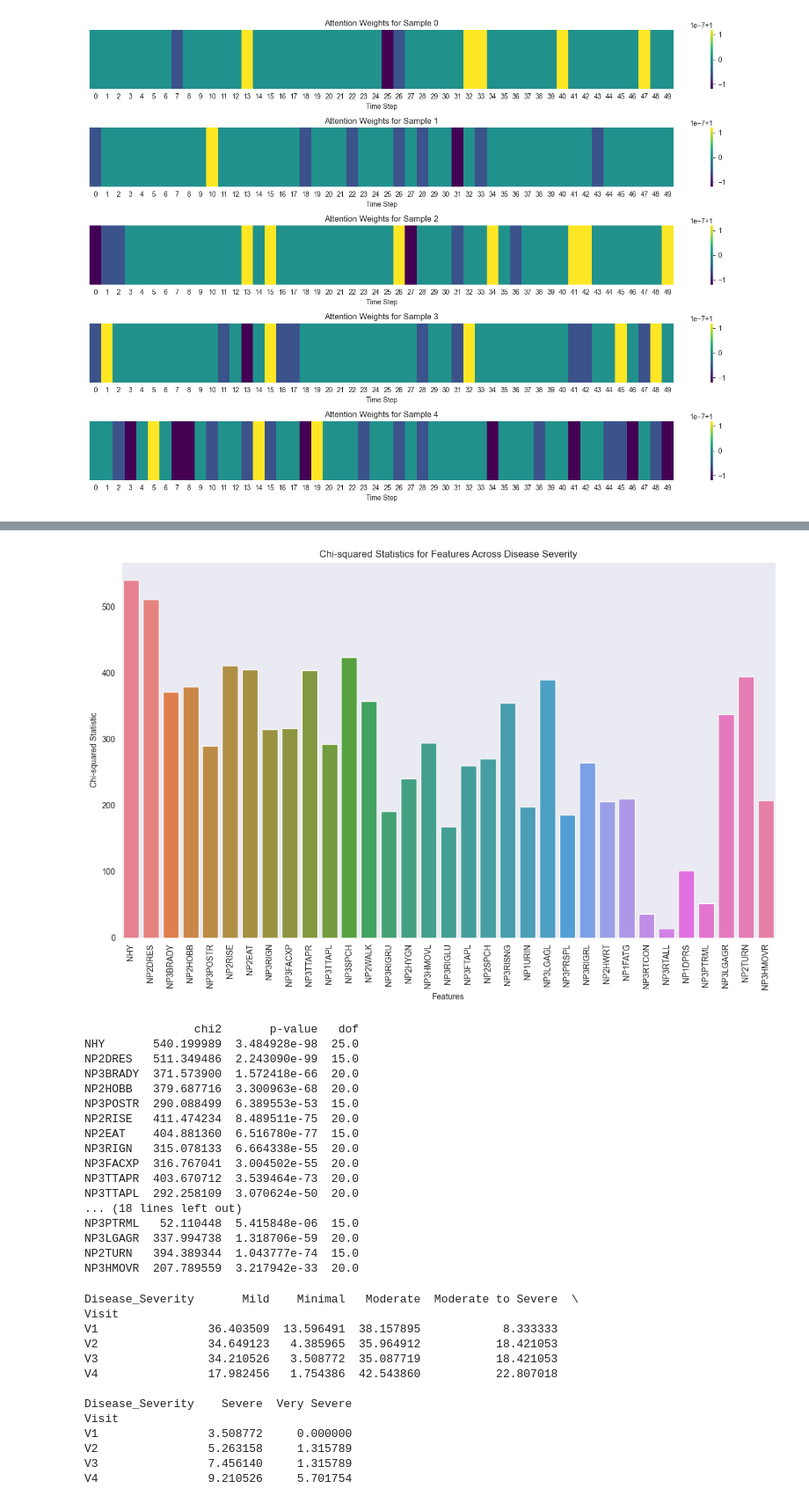
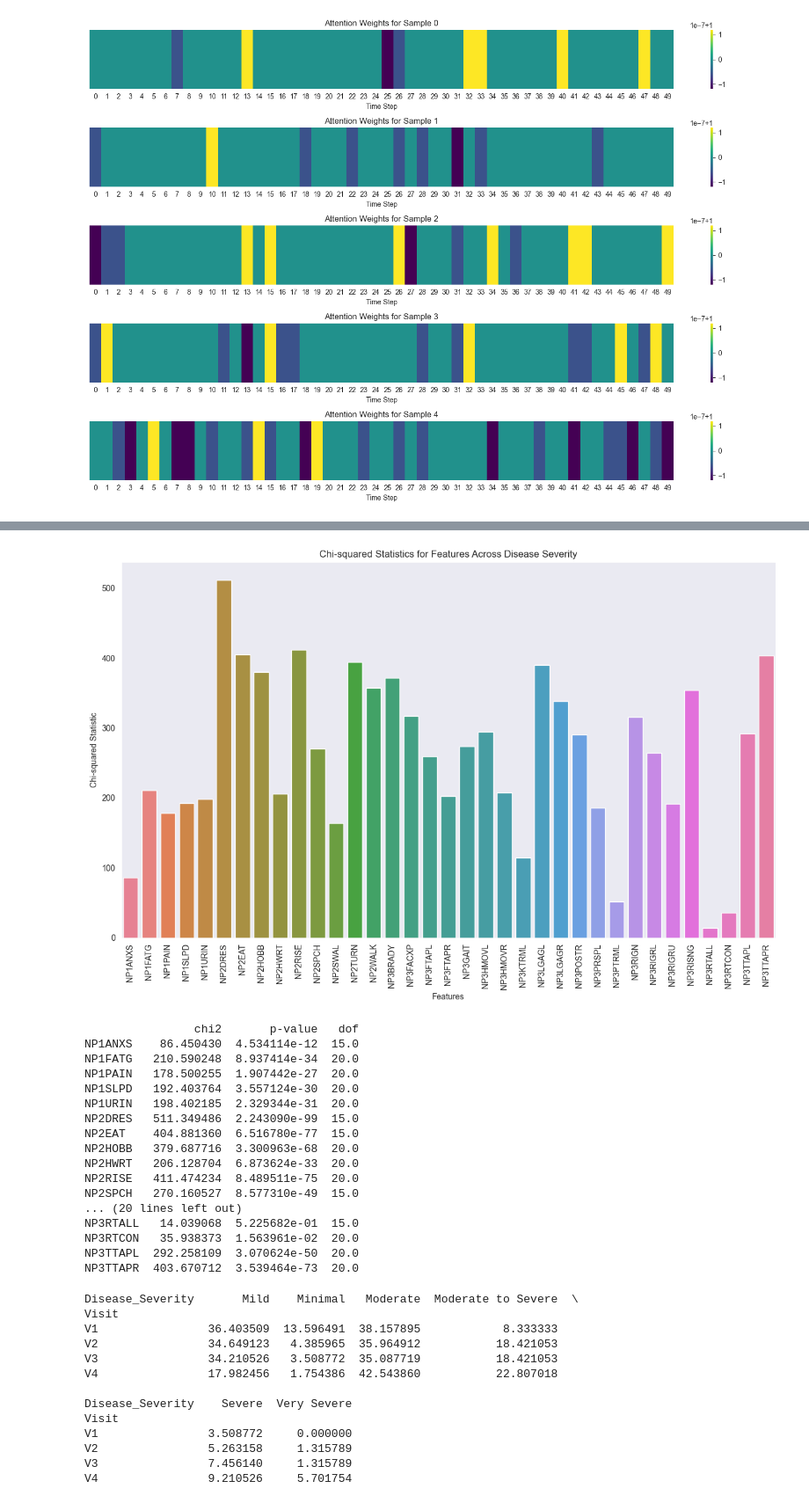
Before and after one commit to iammahbubalam/PPMI_Research_on_Parkinsons, a Jupyter notebook: src/mahbub/final.ipynb, the cells around one changed output, grey strips where cells are left out. Shown: that part at 88% size. Drawn from its saved outputs; the diff is of its cells as text; code cells hidden in the pictures.

```diff
--- a/src/mahbub/final.ipynb
+++ b/src/mahbub/final.ipynb
@@ -347,11 +374,11 @@ data = pd.read_csv("B:/Projects/PycharmProjects/PPMI_Research_on_Parkinson's/src
 
 # Unique set of features
 features_to_test = [
-    'NHY', 'NP2DRES', 'NP3BRADY', 'NP2HOBB', 'NP3POSTR', 'NP2RISE', 'NP2EAT',
-    'NP3RIGN', 'NP3FACXP', 'NP3TTAPR', 'NP3TTAPL', 'NP3SPCH', 'NP2WALK', 'NP3RIGRU',
-    'NP2HYGN', 'NP3HMOVL', 'NP3RIGLU', 'NP3FTAPL', 'NP2SPCH', 'NP3RISNG', 'NP1URIN',
-    'NP3LGAGL', 'NP3PRSPL', 'NP3RIGRL', 'NP2HWRT', 'NP1FATG', 'NP3RTCON', 'NP3RTALL',
-    'NP1DPRS', 'NP3PTRML', 'NP3RTCON', 'NP3TTAPL', 'NP3LGAGR', 'NP2TURN', 'NP3HMOVR'
+   'NP1ANXS', 'NP1FATG', 'NP1PAIN', 'NP1SLPD', 'NP1URIN', 'NP2DRES', 'NP2EAT',
+    'NP2HOBB', 'NP2HWRT', 'NP2RISE', 'NP2SPCH', 'NP2SWAL', 'NP2TURN', 'NP2WALK',
+    'NP3BRADY', 'NP3FACXP', 'NP3FTAPL', 'NP3FTAPR', 'NP3GAIT', 'NP3HMOVL', 'NP3HMOVR',
+    'NP3KTRML', 'NP3LGAGL', 'NP3LGAGR', 'NP3POSTR', 'NP3PRSPL', 'NP3PTRML', 'NP3RIGN',
+    'NP3RIGRL', 'NP3RIGRU', 'NP3RISNG', 'NP3RTALL', 'NP3RTCON', 'NP3TTAPL', 'NP3TTAPR'
 ]
 
 # Initialize a dictionary to store the results
@@ -423,11 +450,7 @@ data = pd.read_csv("B:/Projects/PycharmProjects/PPMI_Research_on_Parkinson's/src
 
 # Unique set of features
 features_to_test = [
-    'NHY', 'NP2DRES', 'NP3BRADY', 'NP2HOBB', 'NP3POSTR', 'NP2RISE', 'NP2EAT',
-    'NP3RIGN', 'NP3FACXP', 'NP3TTAPR', 'NP3TTAPL', 'NP3SPCH', 'NP2WALK', 'NP3RIGRU',
-    'NP2HYGN', 'NP3HMOVL', 'NP3RIGLU', 'NP3FTAPL', 'NP2SPCH', 'NP3RISNG', 'NP1URIN',
-    'NP3LGAGL', 'NP3PRSPL', 'NP3RIGRL', 'NP2HWRT', 'NP1FATG', 'NP3RTCON', 'NP3RTALL',
-    'NP1DPRS', 'NP3PTRML', 'NP3RTCON', 'NP3TTAPL', 'NP3LGAGR', 'NP2TURN', 'NP3HMOVR'
+    'NP1ANXS', 'NP1FATG', 'NP1PAIN', 'NP1SLPD', 'NP1URIN', 'NP2DRES', 'NP2EAT', 'NP2HOBB', 'NP2HWRT', 'NP2RISE', 'NP2SPCH', 'NP2SWAL', 'NP2TURN', 'NP2WALK', 'NP3BRADY', 'NP3FACXP', 'NP3FTAPL', 'NP3FTAPR', 'NP3GAIT', 'NP3HMOVL', 'NP3HMOVR', 'NP3KTRML', 'NP3LGAGL', 'NP3LGAGR', 'NP3POSTR', 'NP3PRSPL', 'NP3PTRML', 'NP3RIGN', 'NP3RIGRL', 'NP3RIGRU', 'NP3RISNG', 'NP3RTALL', 'NP3RTCON', 'NP3TTAPL', 'NP3TTAPR'
 ]
 
 # Initialize a dictionary to store the results
@@ -443,51 +466,51 @@ for feature in features_to_test:
 
     # Store the results
     chi_squared_results[feature] = {'chi2': chi2, 'p-value': p, 'dof': dof}
 
 # Convert the results into a DataFrame for better readability
 chi_squared_df = pd.DataFrame(chi_squared_results).T
 
 # Plotting the Chi-squared statistics for each feature
 plt.figure(figsize=(12, 8))
 
 # Assign hue to the x-axis and disable the legend
 sns.barplot(x=chi_squared_df.index, y=chi_squared_df['chi2'], hue=chi_squared_df.index, legend=False)
 
 # Rotate the x labels for better readability
 plt.xticks(rotation=90)
 plt.title("Chi-squared Statistics for Features Across Disease Severity")
 plt.xlabel("Features")
 plt.ylabel("Chi-squared Statistic")
 plt.grid(False)
 plt.tight_layout()
 
 # Show the plot
 plt.show()
 
 # Save the results to CSV (if needed)
 chi_squared_df.to_csv("chi_squared_results.csv")
 
 # Print results
 print(chi_squared_df)
 # %% [output]
-[figure, old version]
+[figure, new version]
                 chi2       p-value   dof
-NHY       540.199989  3.484928e-98  25.0
+NP1ANXS    86.450430  4.534114e-12  15.0
+NP1FATG   210.590248  8.937414e-34  20.0
+NP1PAIN   178.500255  1.907442e-27  20.0
+NP1SLPD   192.403764  3.557124e-30  20.0
+NP1URIN   198.402185  2.329344e-31  20.0
 NP2DRES   511.349486  2.243090e-99  15.0
-NP3BRADY  371.573900  1.572418e-66  20.0
+NP2EAT    404.881360  6.516780e-77  15.0
 NP2HOBB   379.687716  3.300963e-68  20.0
-NP3POSTR  290.088499  6.389553e-53  15.0
+NP2HWRT   206.128704  6.873624e-33  20.0
 NP2RISE   411.474234  8.489511e-75  20.0
-NP2EAT    404.881360  6.516780e-77  15.0
-NP3RIGN   315.078133  6.664338e-55  20.0
-NP3FACXP  316.767041  3.004502e-55  20.0
+NP2SPCH   270.160527  8.577310e-49  15.0
+... (20 lines left out)
+NP3RTALL   14.039068  5.225682e-01  15.0
+NP3RTCON   35.938373  1.563961e-02  20.0
+NP3TTAPL  292.258109  3.070624e-50  20.0
 NP3TTAPR  403.670712  3.539464e-73  20.0
-NP3TTAPL  292.258109  3.070624e-50  20.0
-... (18 lines left out)
-NP3PTRML   52.110448  5.415848e-06  15.0
-NP3LGAGR  337.994738  1.318706e-59  20.0
-NP2TURN   394.389344  1.043777e-74  15.0
-NP3HMOVR  207.789559  3.217942e-33  20.0
 # %%
 import pandas as pd
 
```
Also changed, not shown: parts of 4 cells of this notebook, 16 other files.
